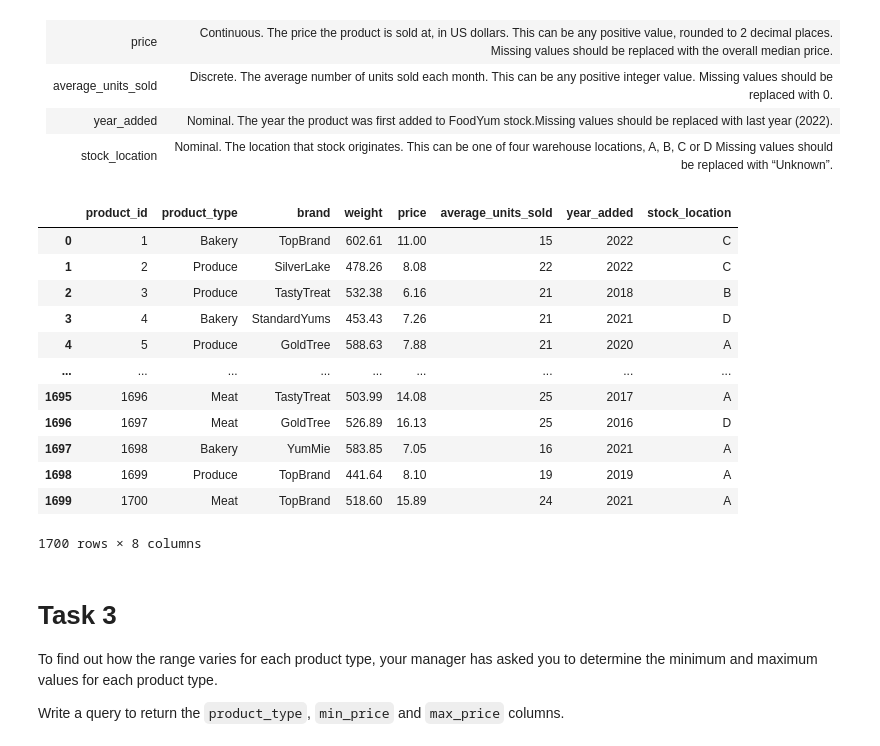
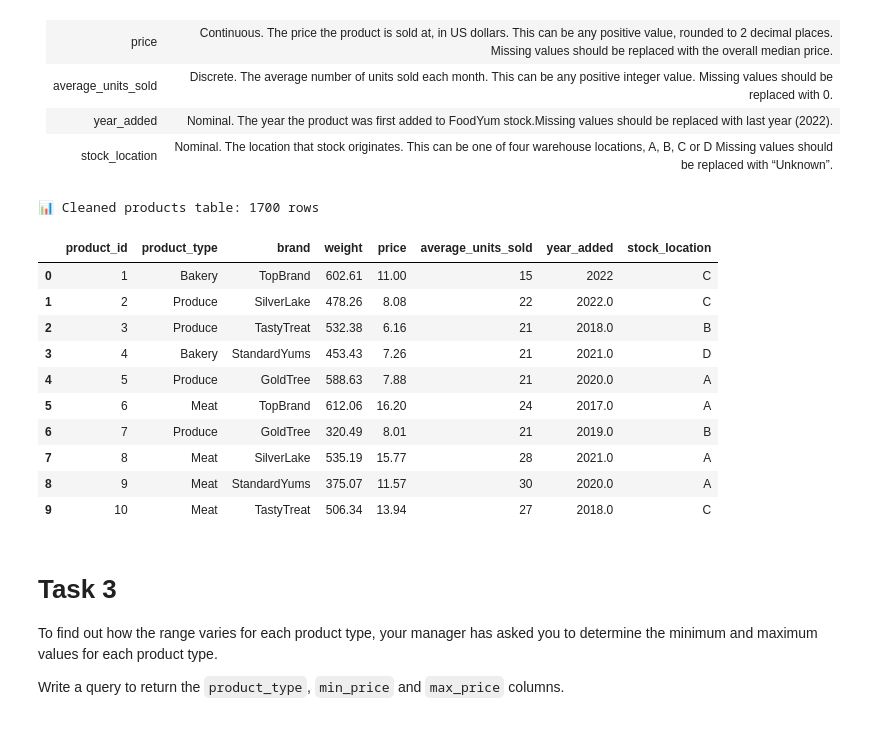
Before and after one commit to md-ryhan-uddin/data-analytics-projects, a Jupyter notebook: Project Data Analyst Associate Practical Exam Grocery Store Sales/notebook.ipynb, the cells around one changed output. Drawn from its saved outputs; the diff is of its cells as text; code cells hidden in the pictures.

```diff
--- a/Project Data Analyst Associate Practical Exam Grocery Store Sales/notebook.ipynb
+++ b/Project Data Analyst Associate Practical Exam Grocery Store Sales/notebook.ipynb
@@ -0,0 +1,19 @@
+# %%
+import psycopg2
+import pandas as pd
+from dotenv import load_dotenv
+import os
+
+# Load environment variables
+load_dotenv()
+
+# Database connection
+conn = psycopg2.connect(
+    host=os.getenv('DB_HOST'),
+    port=os.getenv('DB_PORT'),
+    user=os.getenv('DB_USER'),
+    password=os.getenv('DB_PASSWORD'),
+    database=os.getenv('DB_NAME')
+)
+
+print("✅ Successfully connected to grocery_sales_db database!")
@@ -56,8 +83,8 @@ Write a query to ensure the product data matches the description provided. Do no
 | year_added | Nominal. The year the product was first added to FoodYum stock.</br>Missing values should be replaced with last year (2022). |
 | stock_location | Nominal. The location that stock originates. This can be one of four warehouse locations, A, B, C or D </br>Missing values should be replaced with “Unknown”. |
 # %%
--- Write your query for task 2 in this cell
-
+# Task 2: Comprehensive data cleaning
+query = """
 SELECT
     product_id,
 
@@ -94,45 +121,49 @@ SELECT
     -- Clean and round price
     ROUND((
         COALESCE(
             NULLIF(price::TEXT, '')::NUMERIC,
             (
                 SELECT PERCENTILE_CONT(0.5) WITHIN GROUP (
                     ORDER BY price::NUMERIC
                 )
                 FROM products
                 WHERE price IS NOT NULL AND price::TEXT <> ''
             )
         )
     )::NUMERIC, 2) AS price,
 
     -- Replace NULL or non-numeric average_units_sold with 0
     COALESCE(average_units_sold, 0) AS average_units_sold,
 
     -- Replace missing year_added with 2022
-    COALESCE(year_added, 2022) AS year_added,
+    COALESCE(year_added, '2022') AS year_added,
 
     -- Clean and standardize stock_location
     CASE
         WHEN TRIM(LOWER(stock_location)) IN ('a','b','c','d') THEN UPPER(TRIM(stock_location))
         ELSE 'Unknown'
     END AS stock_location
 
 FROM
     products;
+"""
+
+df_cleaned = pd.read_sql_query(query, conn)
+print(f"\n📊 Cleaned products table: {len(df_cleaned)} rows")
+df_cleaned.head(10)
 # %% [output]
+📊 Cleaned products table: 1700 rows
 |  | product_id | product_type | brand | weight | price | average_units_sold | year_added | stock_location |
 | 0 | 1 | Bakery | TopBrand | 602.61 | 11.00 | 15 | 2022 | C |
-| 1 | 2 | Produce | SilverLake | 478.26 | 8.08 | 22 | 2022 | C |
-| 2 | 3 | Produce | TastyTreat | 532.38 | 6.16 | 21 | 2018 | B |
-| 3 | 4 | Bakery | StandardYums | 453.43 | 7.26 | 21 | 2021 | D |
-| 4 | 5 | Produce | GoldTree | 588.63 | 7.88 | 21 | 2020 | A |
-| ... | ... | ... | ... | ... | ... | ... | ... | ... |
-| 1695 | 1696 | Meat | TastyTreat | 503.99 | 14.08 | 25 | 2017 | A |
-| 1696 | 1697 | Meat | GoldTree | 526.89 | 16.13 | 25 | 2016 | D |
-| 1697 | 1698 | Bakery | YumMie | 583.85 | 7.05 | 16 | 2021 | A |
-| 1698 | 1699 | Produce | TopBrand | 441.64 | 8.10 | 19 | 2019 | A |
-| 1699 | 1700 | Meat | TopBrand | 518.60 | 15.89 | 24 | 2021 | A |
+| 1 | 2 | Produce | SilverLake | 478.26 | 8.08 | 22 | 2022.0 | C |
+| 2 | 3 | Produce | TastyTreat | 532.38 | 6.16 | 21 | 2018.0 | B |
+| 3 | 4 | Bakery | StandardYums | 453.43 | 7.26 | 21 | 2021.0 | D |
+| 4 | 5 | Produce | GoldTree | 588.63 | 7.88 | 21 | 2020.0 | A |
+| 5 | 6 | Meat | TopBrand | 612.06 | 16.20 | 24 | 2017.0 | A |
+| 6 | 7 | Produce | GoldTree | 320.49 | 8.01 | 21 | 2019.0 | B |
+| 7 | 8 | Meat | SilverLake | 535.19 | 15.77 | 28 | 2021.0 | A |
+| 8 | 9 | Meat | StandardYums | 375.07 | 11.57 | 30 | 2020.0 | A |
+| 9 | 10 | Meat | TastyTreat | 506.34 | 13.94 | 27 | 2018.0 | C |
-1700 rows × 8 columns
 # %% [markdown]
 # Task 3
 
```
Also changed, not shown: parts of 6 cells of this notebook, 1 other file.
